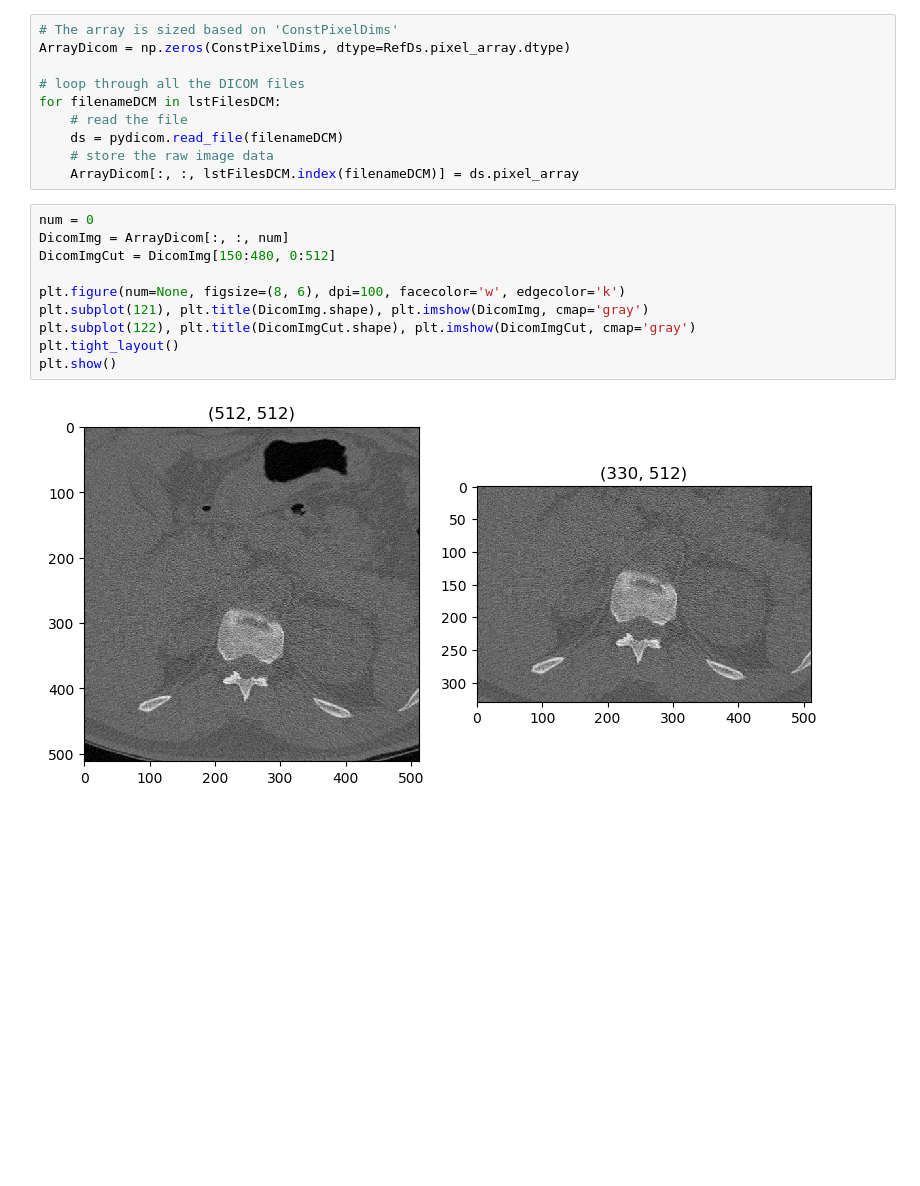
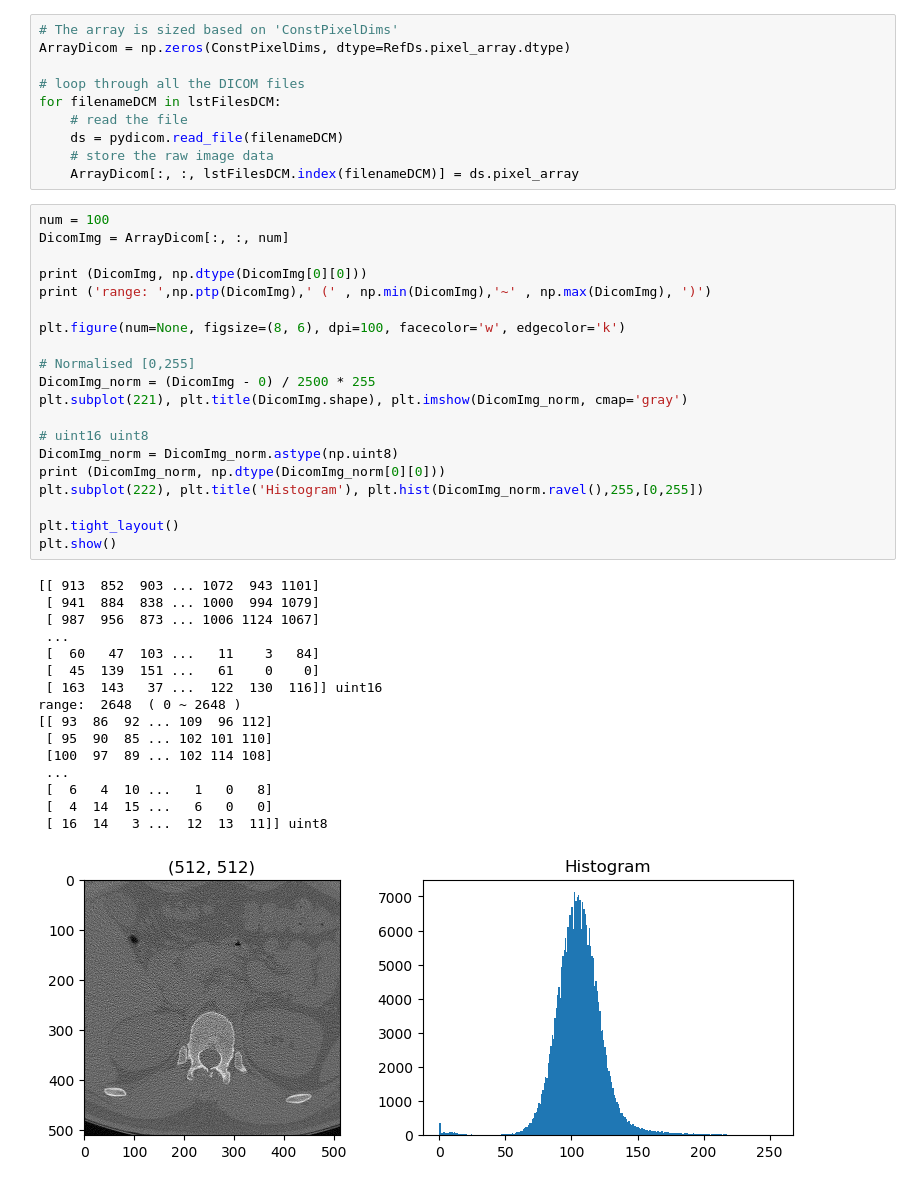
Before and after one commit to ianchen1015/MRCT, a Jupyter notebook: CT.ipynb, the cells around one changed output. Saved outputs shown, nothing was run; the diff lists cells and outputs as text; blank space fills up the shorter version.

```diff
--- a/CT.ipynb
+++ b/CT.ipynb
@@ -48,14 +48,39 @@ for filenameDCM in lstFilesDCM:
     # store the raw image data
     ArrayDicom[:, :, lstFilesDCM.index(filenameDCM)] = ds.pixel_array
 # %%
-num = 0
+num = 100
 DicomImg = ArrayDicom[:, :, num]
-DicomImgCut = DicomImg[150:480, 0:512]
+
+print (DicomImg, np.dtype(DicomImg[0][0]))
+print ('range: ',np.ptp(DicomImg),' (' , np.min(DicomImg),'~' , np.max(DicomImg), ')')
 
 plt.figure(num=None, figsize=(8, 6), dpi=100, facecolor='w', edgecolor='k')
-plt.subplot(121), plt.title(DicomImg.shape), plt.imshow(DicomImg, cmap='gray')
-plt.subplot(122), plt.title(DicomImgCut.shape), plt.imshow(DicomImgCut, cmap='gray')
+
+# Normalised [0,255]
+DicomImg_norm = (DicomImg - 0) / 2500 * 255
+plt.subplot(221), plt.title(DicomImg.shape), plt.imshow(DicomImg_norm, cmap='gray')
+
+# uint16 uint8
+DicomImg_norm = DicomImg_norm.astype(np.uint8)
+print (DicomImg_norm, np.dtype(DicomImg_norm[0][0]))
+plt.subplot(222), plt.title('Histogram'), plt.hist(DicomImg_norm.ravel(),255,[0,255])
+
 plt.tight_layout()
 plt.show()
 # %% [output]
+[[ 913  852  903 ... 1072  943 1101]
+ [ 941  884  838 ... 1000  994 1079]
+ [ 987  956  873 ... 1006 1124 1067]
+ ...
+ [  60   47  103 ...   11    3   84]
+ [  45  139  151 ...   61    0    0]
+ [ 163  143   37 ...  122  130  116]] uint16
+range:  2648  ( 0 ~ 2648 )
+[[ 93  86  92 ... 109  96 112]
+ [ 95  90  85 ... 102 101 110]
+ [100  97  89 ... 102 114 108]
+ ...
+ [  6   4  10 ...   1   0   8]
+ [  4  14  15 ...   6   0   0]
+ [ 16  14   3 ...  12  13  11]] uint8
-[figure, old version]
+[figure, new version]
```
Also changed, not shown: parts of 4 cells of this notebook.
